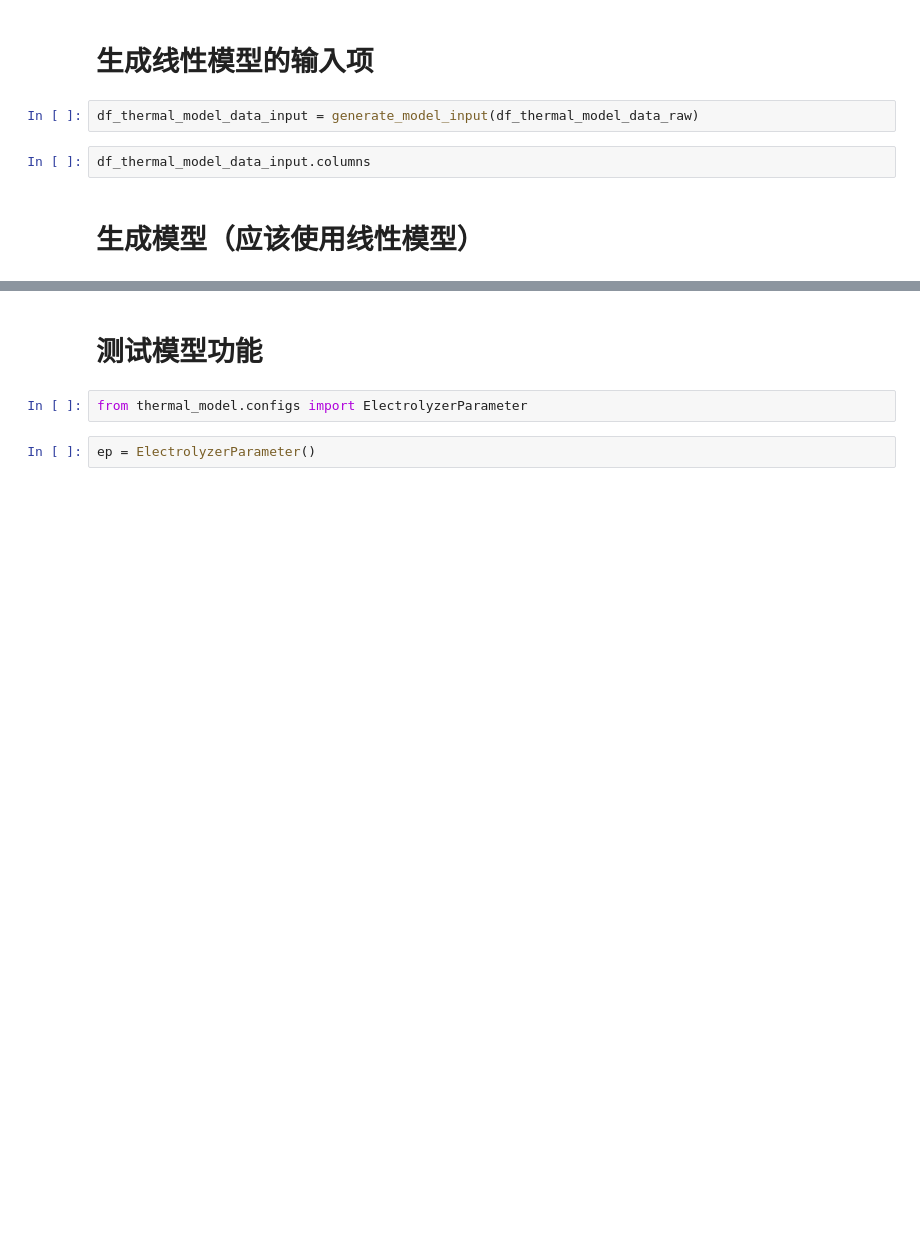
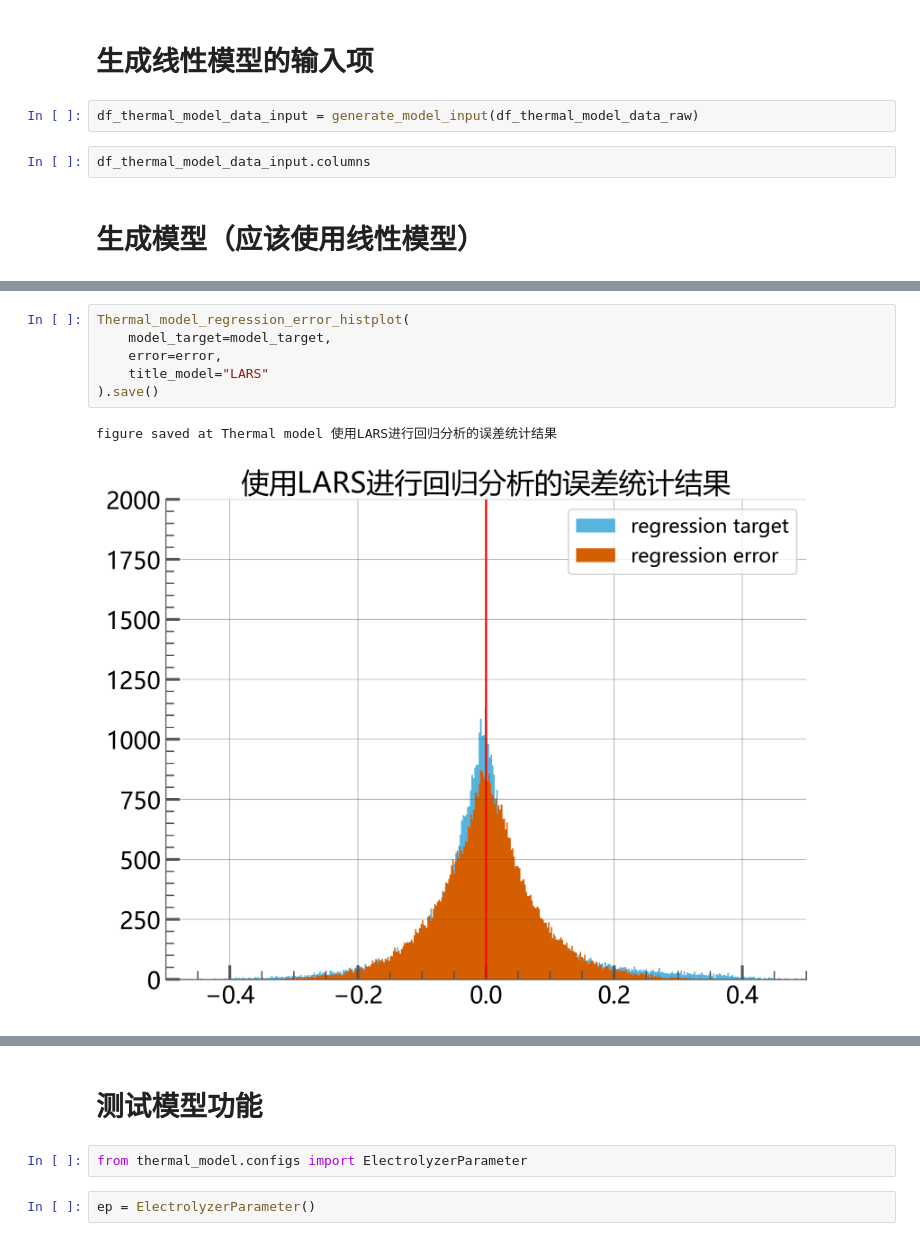
Before and after one commit to GustavHenry/Electrolyzer-dynamic-model, a Jupyter notebook: src/Thermal model test.ipynb, the cells around one changed output, grey strips where cells are left out. Saved outputs shown, nothing was run; the diff lists cells and outputs as text; blank space fills up the shorter version.

```diff
--- a/src/Thermal model test.ipynb
+++ b/src/Thermal model test.ipynb
@@ -65,0 +77,9 @@ model.feature_importances_
+# %%
+Thermal_model_regression_error_histplot(
+    model_target=model_target,
+    error=error,
+    title_model="LARS"
+).save()
+# %% [output]
+figure saved at Thermal model 使用LARS进行回归分析的误差统计结果
+[figure, added]
```
Also changed, not shown: parts of 24 cells of this notebook, 12 other files.
